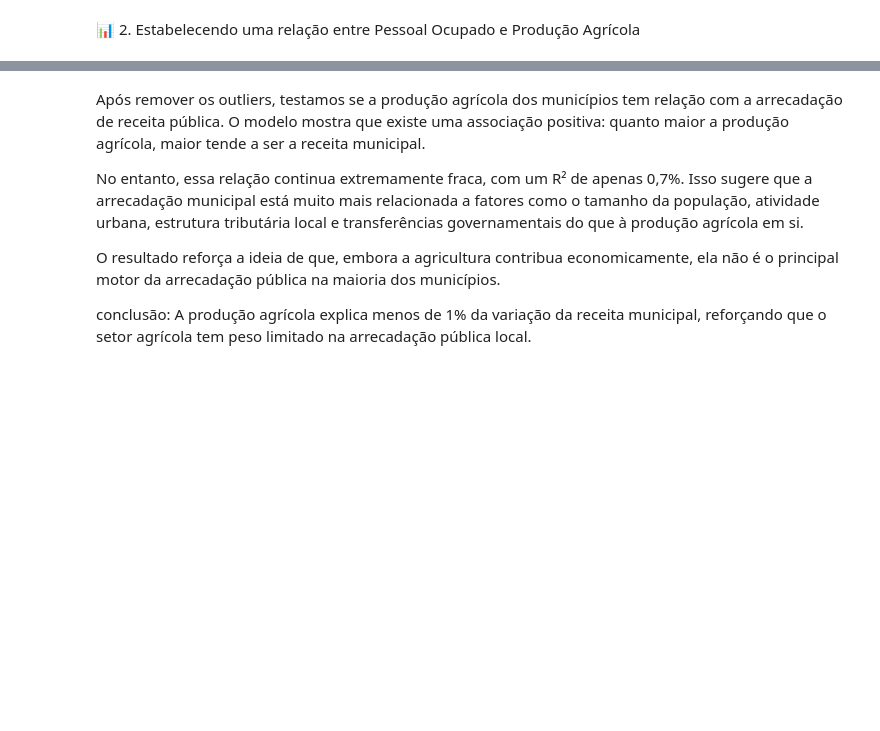
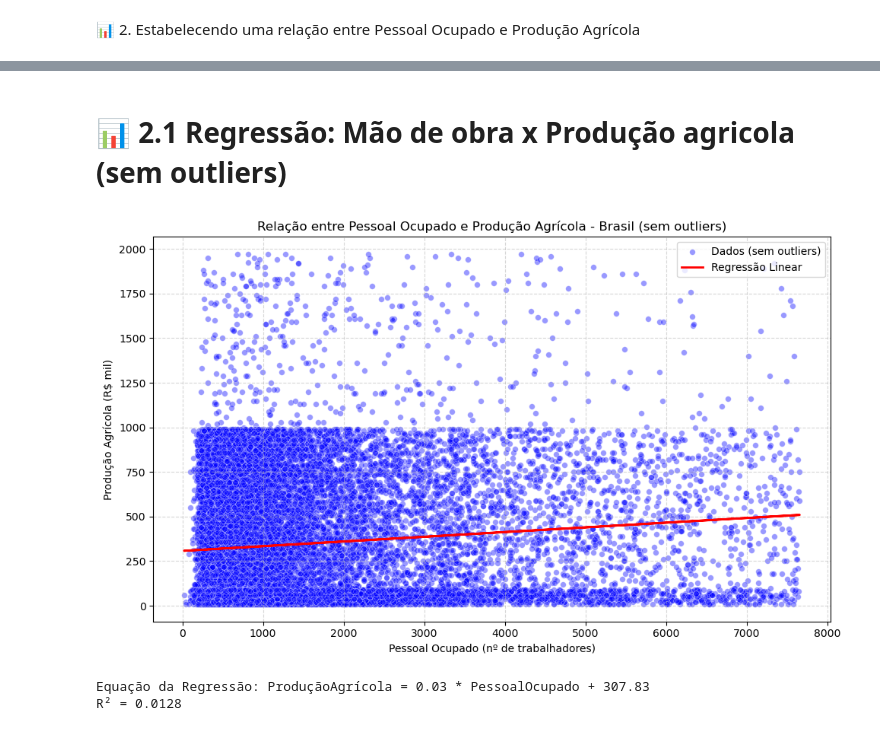
Before and after one commit to anaC-Fernandes/ProjetoDados, a Jupyter notebook: Notebooks/Dataset_Agro.ipynb, the cells around one changed output, grey strips where cells are left out. Cells and saved outputs as stored; diff of their text form; code cells hidden in the pictures; blank space fills up the shorter version.

Commit message:
Acho que agora eu finalmente acabei essa caralha de notebook!

```diff
--- a/Notebooks/Dataset_Agro.ipynb
+++ b/Notebooks/Dataset_Agro.ipynb
@@ -627,8 +189,59 @@ R² (Receita) = 0.0071
-# %% [markdown]
-Após remover os outliers, testamos se a produção agrícola dos municípios tem relação com a arrecadação de receita pública. O modelo mostra que existe uma associação positiva: quanto maior a produção agrícola, maior tende a ser a receita municipal.
-
-No entanto, essa relação continua extremamente fraca, com um R² de apenas 0,7%. Isso sugere que a arrecadação municipal está muito mais relacionada a fatores como o tamanho da população, atividade urbana, estrutura tributária local e transferências governamentais do que à produção agrícola em si.
-
-O resultado reforça a ideia de que, embora a agricultura contribua economicamente, ela não é o principal motor da arrecadação pública na maioria dos municípios.
-
-conclusão: A produção agrícola explica menos de 1% da variação da receita municipal, reforçando que o setor agrícola tem peso limitado na arrecadação pública local.
+# %% [markdown]
+# 📊 2.1 Regressão: Mão de obra x Produção agricola (sem outliers)
+# %%
+
+# Dados válidos
+df_valid = df[['PessoalOcupado', 'VlProducaoAgricola']].dropna()
+df_valid = df_valid[(df_valid['PessoalOcupado'] > 0) & (df_valid['VlProducaoAgricola'] > 0)]
+
+# Função para remover outliers com IQR
+def remover_outliers_iqr(data, coluna):
+    Q1 = data[coluna].quantile(0.25)
+    Q3 = data[coluna].quantile(0.75)
+    IQR = Q3 - Q1
+    lim_inf = Q1 - 1.5 * IQR
+    lim_sup = Q3 + 1.5 * IQR
+    return data[(data[coluna] >= lim_inf) & (data[coluna] <= lim_sup)]
+
+# Aplicar para ambas as colunas
+df_valid = remover_outliers_iqr(df_valid, 'PessoalOcupado')
+df_valid = remover_outliers_iqr(df_valid, 'VlProducaoAgricola')
+
+# Regressão linear
+X = df_valid[['PessoalOcupado']]
+y = df_valid['VlProducaoAgricola']
+
+modelo = LinearRegression()
+modelo.fit(X, y)
+y_pred = modelo.predict(X)
+r2 = r2_score(y, y_pred)
+
+# Gráfico com melhorias
+plt.figure(figsize=(10,6))
+sns.scatterplot(
+    x='PessoalOcupado',
+    y='VlProducaoAgricola',
+    data=df_valid,
+    alpha=0.4,
+    s=30,
+    color='blue',
+    label='Dados (sem outliers)'
+)
+plt.plot(df_valid['PessoalOcupado'], y_pred, color='red', linewidth=2, label='Regressão Linear')
+plt.xlabel("Pessoal Ocupado (nº de trabalhadores)")
+plt.ylabel("Produção Agrícola (R$ mil)")
+plt.title("Relação entre Pessoal Ocupado e Produção Agrícola - Brasil (sem outliers)")
+plt.grid(True, linestyle='--', alpha=0.5)
+plt.legend()
+plt.tight_layout()
+plt.show()
+
+# Resultado da equação
+coef = modelo.coef_[0]
+intercept = modelo.intercept_
+print(f"Equação da Regressão: ProduçãoAgrícola = {coef:.2f} * PessoalOcupado + {intercept:.2f}")
+print(f"R² = {r2:.4f}")
+# %% [output]
+[figure, added]
+Equação da Regressão: ProduçãoAgrícola = 0.03 * PessoalOcupado + 307.83
+R² = 0.0128
```
Also changed, not shown: parts of 39 cells of this notebook.
